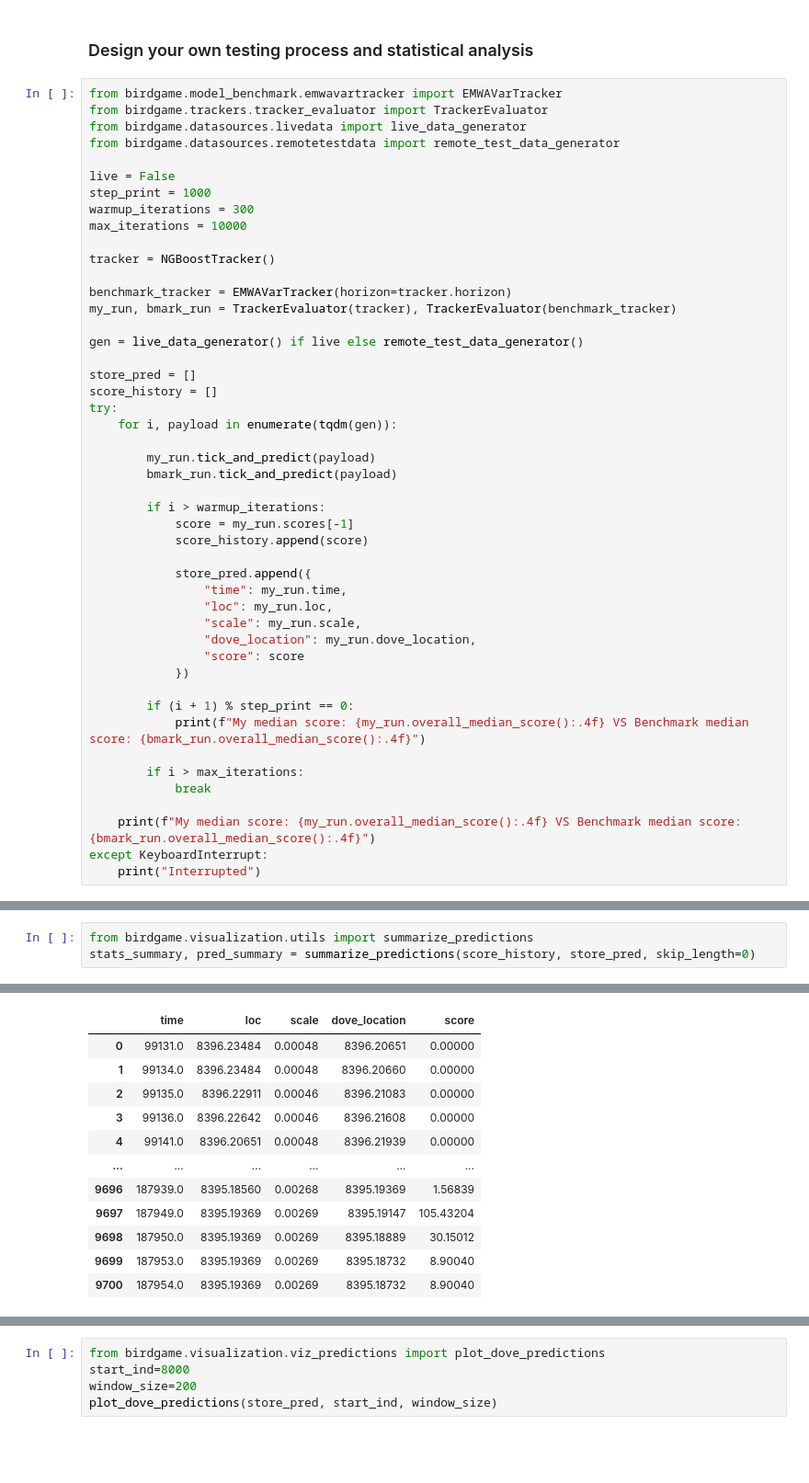
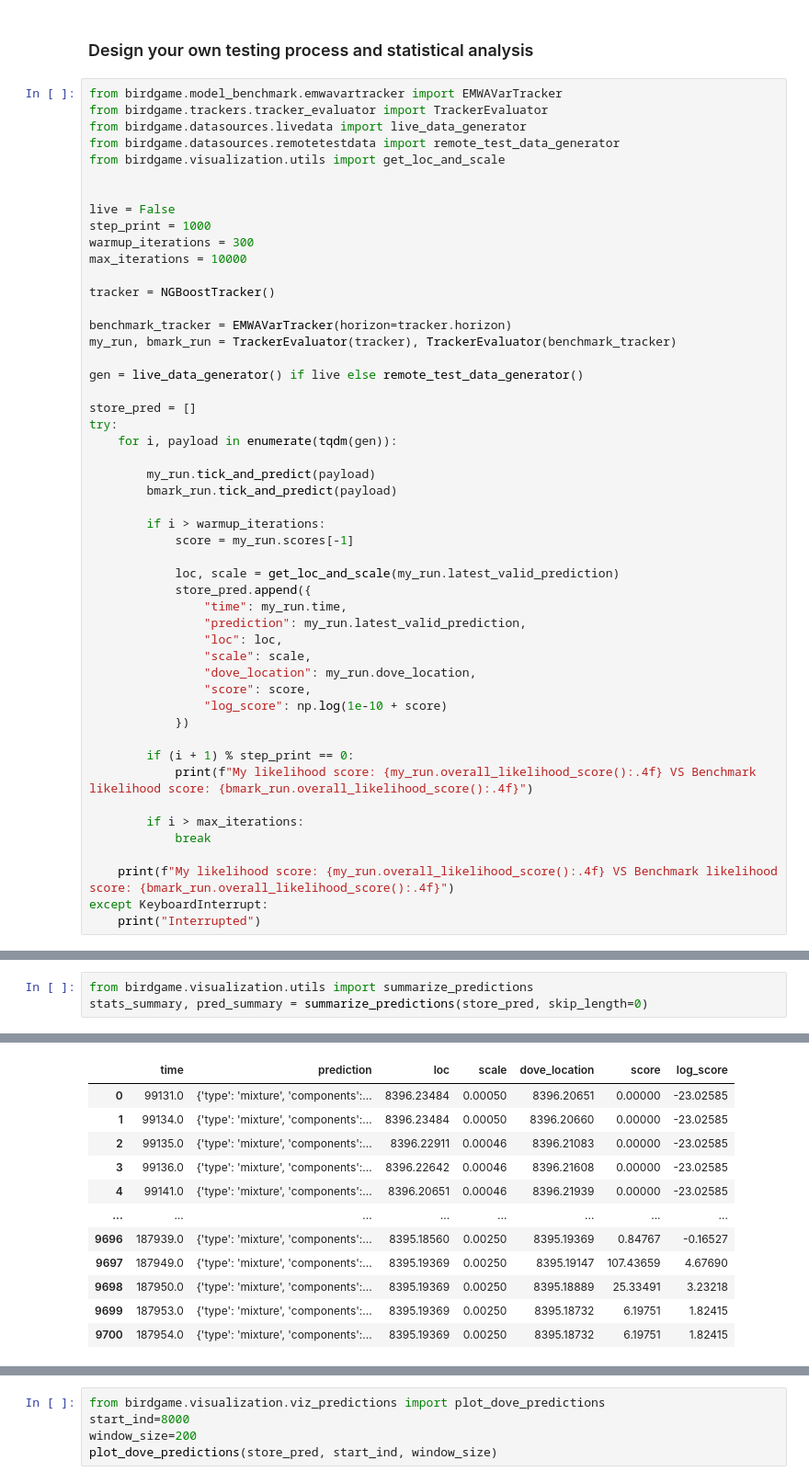
Before and after one commit to microprediction/birdgame, a Jupyter notebook: birdgame/examples/quickstarters/ngboost.ipynb, the cells around one changed output, grey strips where cells are left out. Shown at 92% size. Cells and saved outputs as stored; diff of their text form; blank space fills up the shorter version.

```diff
--- a/birdgame/examples/quickstarters/ngboost.ipynb
+++ b/birdgame/examples/quickstarters/ngboost.ipynb
@@ -289,6 +305,8 @@ from birdgame.model_benchmark.emwavartracker import EMWAVarTracker
 from birdgame.trackers.tracker_evaluator import TrackerEvaluator
 from birdgame.datasources.livedata import live_data_generator
 from birdgame.datasources.remotetestdata import remote_test_data_generator
+from birdgame.visualization.utils import get_loc_and_scale
+
 
 live = False
 step_print = 1000
@@ -303,7 +321,6 @@ my_run, bmark_run = TrackerEvaluator(tracker), TrackerEvaluator(benchmark_tracke
 gen = live_data_generator() if live else remote_test_data_generator()
 
 store_pred = []
-score_history = []
 try:
     for i, payload in enumerate(tqdm(gen)):
 
@@ -312,23 +329,25 @@ try:
 
         if i > warmup_iterations:
             score = my_run.scores[-1]
-            score_history.append(score)
 
+            loc, scale = get_loc_and_scale(my_run.latest_valid_prediction)
             store_pred.append({
                 "time": my_run.time,
-                "loc": my_run.loc,
-                "scale": my_run.scale,
+                "prediction": my_run.latest_valid_prediction,
+                "loc": loc,
+                "scale": scale,
                 "dove_location": my_run.dove_location,
-                "score": score
+                "score": score,
+                "log_score": np.log(1e-10 + score)
             })
 
         if (i + 1) % step_print == 0:
-            print(f"My median score: {my_run.overall_median_score():.4f} VS Benchmark median score: {bmark_run.overall_median_score():.4f}")
+            print(f"My likelihood score: {my_run.overall_likelihood_score():.4f} VS Benchmark likelihood score: {bmark_run.overall_likelihood_score():.4f}")
 
         if i > max_iterations:
             break
 
-    print(f"My median score: {my_run.overall_median_score():.4f} VS Benchmark median score: {bmark_run.overall_median_score():.4f}")
+    print(f"My likelihood score: {my_run.overall_likelihood_score():.4f} VS Benchmark likelihood score: {bmark_run.overall_likelihood_score():.4f}")
 except KeyboardInterrupt:
     print("Interrupted")
 # %% [output]
@@ -346,4 +365,4 @@ My median score: 31.7038 VS Benchmark median score: 32.0815
 # %%
 from birdgame.visualization.utils import summarize_predictions
-stats_summary, pred_summary = summarize_predictions(score_history, store_pred, skip_length=0)
+stats_summary, pred_summary = summarize_predictions(store_pred, skip_length=0)
 # %% [output]
@@ -353,14 +372,14 @@ Std: {'score': 46.232}
 
 Prediction Data:
-|  | time | loc | scale | dove_location | score |
-| 0 | 99131.0 | 8396.23484 | 0.00048 | 8396.20651 | 0.00000 |
-| 1 | 99134.0 | 8396.23484 | 0.00048 | 8396.20660 | 0.00000 |
-| 2 | 99135.0 | 8396.22911 | 0.00046 | 8396.21083 | 0.00000 |
-| 3 | 99136.0 | 8396.22642 | 0.00046 | 8396.21608 | 0.00000 |
-| 4 | 99141.0 | 8396.20651 | 0.00048 | 8396.21939 | 0.00000 |
-| ... | ... | ... | ... | ... | ... |
-| 9696 | 187939.0 | 8395.18560 | 0.00268 | 8395.19369 | 1.56839 |
-| 9697 | 187949.0 | 8395.19369 | 0.00269 | 8395.19147 | 105.43204 |
-| 9698 | 187950.0 | 8395.19369 | 0.00269 | 8395.18889 | 30.15012 |
-| 9699 | 187953.0 | 8395.19369 | 0.00269 | 8395.18732 | 8.90040 |
-| 9700 | 187954.0 | 8395.19369 | 0.00269 | 8395.18732 | 8.90040 |
+|  | time | prediction | loc | scale | dove_location | score | log_score |
+| 0 | 99131.0 | {'type': 'mixture', 'components':... | 8396.23484 | 0.00050 | 8396.20651 | 0.00000 | -23.02585 |
+| 1 | 99134.0 | {'type': 'mixture', 'components':... | 8396.23484 | 0.00050 | 8396.20660 | 0.00000 | -23.02585 |
+| 2 | 99135.0 | {'type': 'mixture', 'components':... | 8396.22911 | 0.00046 | 8396.21083 | 0.00000 | -23.02585 |
+| 3 | 99136.0 | {'type': 'mixture', 'components':... | 8396.22642 | 0.00046 | 8396.21608 | 0.00000 | -23.02585 |
+| 4 | 99141.0 | {'type': 'mixture', 'components':... | 8396.20651 | 0.00046 | 8396.21939 | 0.00000 | -23.02585 |
+| ... | ... | ... | ... | ... | ... | ... | ... |
+| 9696 | 187939.0 | {'type': 'mixture', 'components':... | 8395.18560 | 0.00250 | 8395.19369 | 0.84767 | -0.16527 |
+| 9697 | 187949.0 | {'type': 'mixture', 'components':... | 8395.19369 | 0.00250 | 8395.19147 | 107.43659 | 4.67690 |
+| 9698 | 187950.0 | {'type': 'mixture', 'components':... | 8395.19369 | 0.00250 | 8395.18889 | 25.33491 | 3.23218 |
+| 9699 | 187953.0 | {'type': 'mixture', 'components':... | 8395.19369 | 0.00250 | 8395.18732 | 6.19751 | 1.82415 |
+| 9700 | 187954.0 | {'type': 'mixture', 'components':... | 8395.19369 | 0.00250 | 8395.18732 | 6.19751 | 1.82415 |
```
Also changed, not shown: parts of 6 cells of this notebook, 6 other files.
